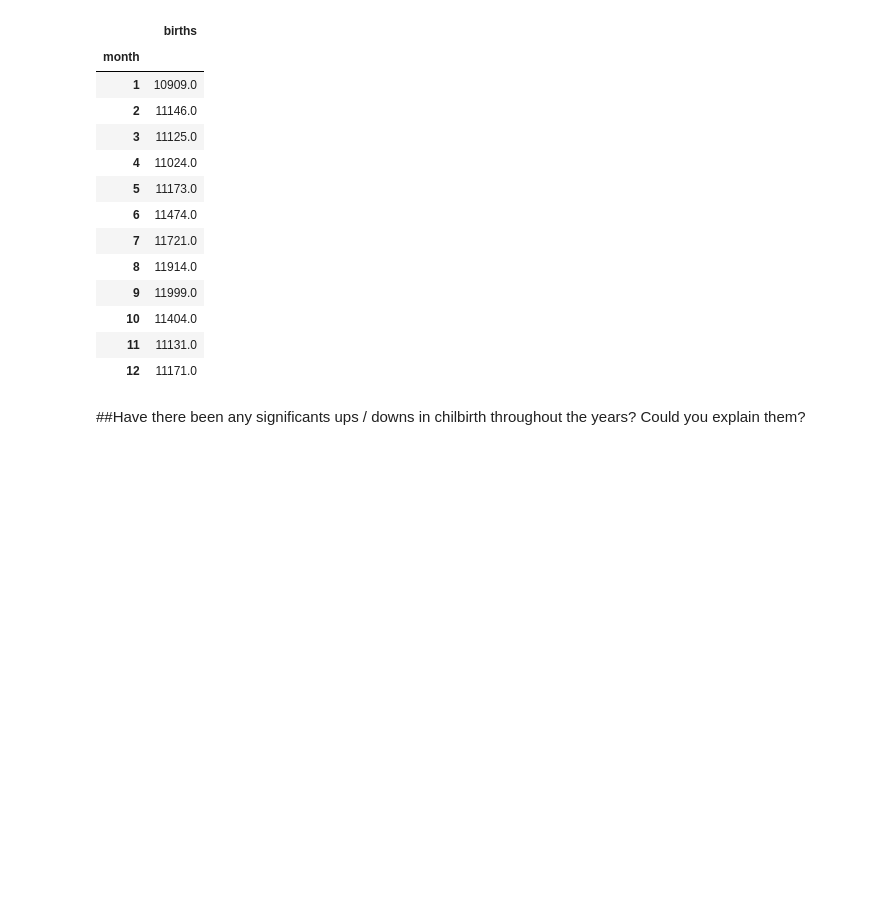
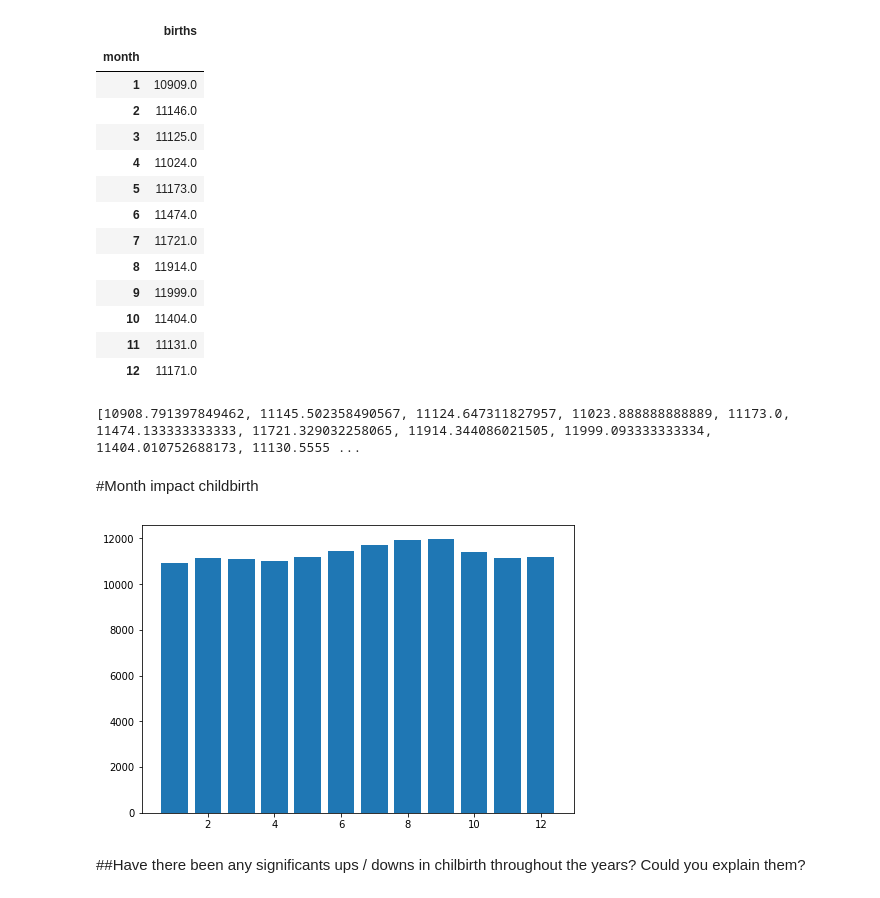
Before and after one commit to mmecius/turing_college, a Jupyter notebook: Demo_subproject.ipynb, the cells around one changed output. Cells and saved outputs as stored; diff of their text form; code cells hidden in the pictures; blank space fills up the shorter version.

Commit message:
add Month impact childbirth

```diff
--- a/Demo_subproject.ipynb
+++ b/Demo_subproject.ipynb
@@ -419,6 +419,29 @@ df[['month','births']].groupby('month').mean().round(0)
 | 10 | 11404.0 |
 | 11 | 11131.0 |
 | 12 | 11171.0 |
+# %%
+import matplotlib.pyplot as plt
+
+childbirth_raw = df[['month','births']].groupby('month').mean().values
+
+childbirth = df[['month','births']].groupby('month').mean().round(0)
+months_list = childbirth.index.tolist()
+# %%
+childbirth_raw = df[['month','births']].groupby('month').mean().values
+childbirth_number = [value.item() for value in childbirth_raw]
+# %% [output]
+[10908.791397849462, 11145.502358490567, 11124.647311827957, 11023.888888888889, 11173.0, 11474.133333333333, 11721.329032258065, 11914.344086021505, 11999.093333333334, 11404.010752688173, 11130.5555 ...
+# %% [markdown]
+#Month impact childbirth
+# %%
+fig = plt.figure()
+ax = fig.add_axes([0,0,1,1])
+ax.bar(months_list, childbirth_number)
+plt.show()
+
+plt.show()
+# %% [output]
+[figure, added]
 # %% [markdown]
 ##Have there been any significants ups / downs in chilbirth throughout the years? Could you explain them?
 # %%
```
